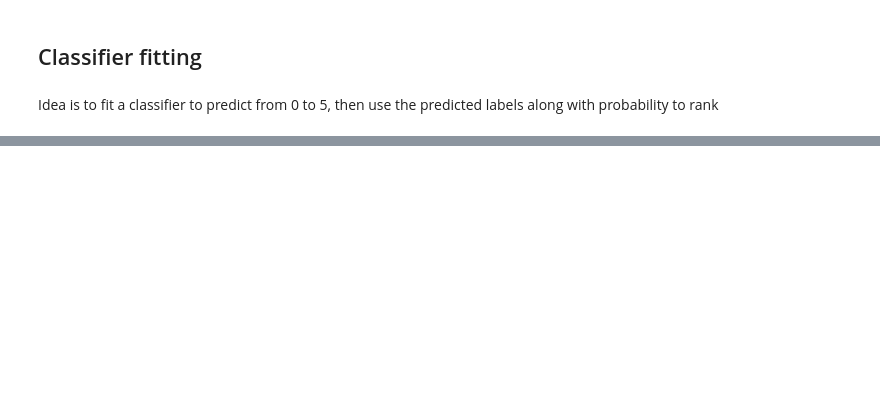
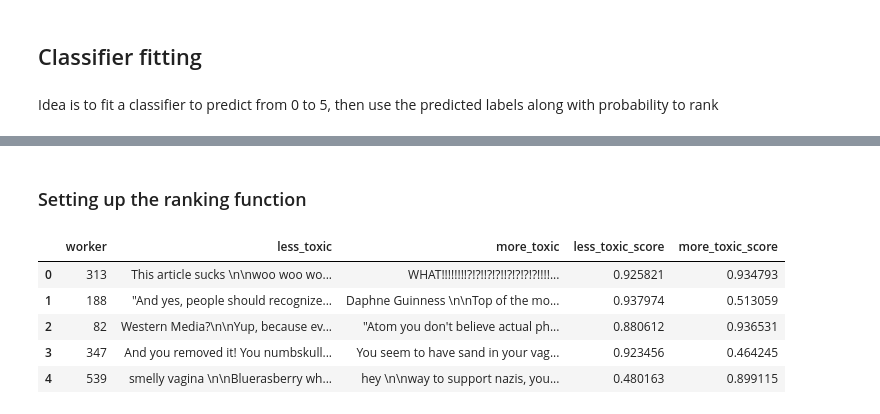
Before and after one commit to arunava-de/Deep-Learning, a Jupyter notebook: Toxicity Scoring.ipynb, the cells around one changed output, grey strips where cells are left out. Saved outputs shown, nothing was run; the diff lists cells and outputs as text; code cells hidden in the pictures; blank space fills up the shorter version.

```diff
--- a/Toxicity Scoring.ipynb
+++ b/Toxicity Scoring.ipynb
@@ -268,0 +323,4 @@ df.head(1)
+# %%
+X_train, X_dev, y_train, y_dev = train_test_split(tfidf_vecs.toarray(), sampled_df.toxicity, test_size=0.1, random_state=42)
+clf = make_pipeline(StandardScaler(), SVC(gamma='auto', C=1, probability=True))
+clf.fit(X_train, y_train)
@@ -268,0 +346,24 @@ df.head(1)
+# %% [markdown]
+### Setting up the ranking function
+# %%
+def get_rank_score(corpus):
+    vec = vectorizer.transform(corpus).toarray()
+    labels = clf.predict(vec)
+    prob_scores = clf.predict_proba(vec)
+    rank_scores = labels + np.max(prob_scores, axis=1)
+    return rank_scores
+# %%
+validation_data['less_toxic_cleaned'] = validation_data.less_toxic.apply(clean)
+validation_data['more_toxic_cleaned'] = validation_data.more_toxic.apply(clean)
+# %%
+validation_data['less_toxic_score'] = get_rank_score(validation_data['less_toxic_cleaned'].values)
+validation_data['more_toxic_score'] = get_rank_score(validation_data['more_toxic_cleaned'].values)
+# %%
+np.sum(validation_data.more_toxic_score > validation_data.less_toxic_score)
+# %% [output]
+|  | worker | less_toxic | more_toxic | less_toxic_score | more_toxic_score |
+| 0 | 313 | This article sucks \n\nwoo woo wo... | WHAT!!!!!!!!?!?!!?!?!!?!?!?!?!!!!... | 0.925821 | 0.934793 |
+| 1 | 188 | "And yes, people should recognize... | Daphne Guinness \n\nTop of the mo... | 0.937974 | 0.513059 |
+| 2 | 82 | Western Media?\n\nYup, because ev... | "Atom you don't believe actual ph... | 0.880612 | 0.936531 |
+| 3 | 347 | And you removed it! You numbskull... | You seem to have sand in your vag... | 0.923456 | 0.464245 |
+| 4 | 539 | smelly vagina \n\nBluerasberry wh... | hey \n\nway to support nazis, you... | 0.480163 | 0.899115 |
```
Also changed, not shown: parts of 24 cells of this notebook.
